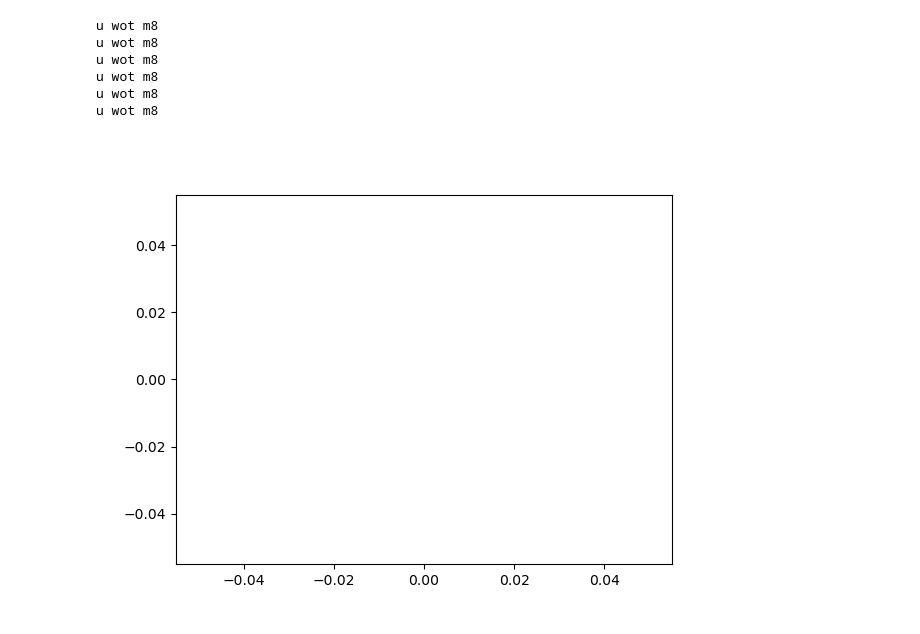
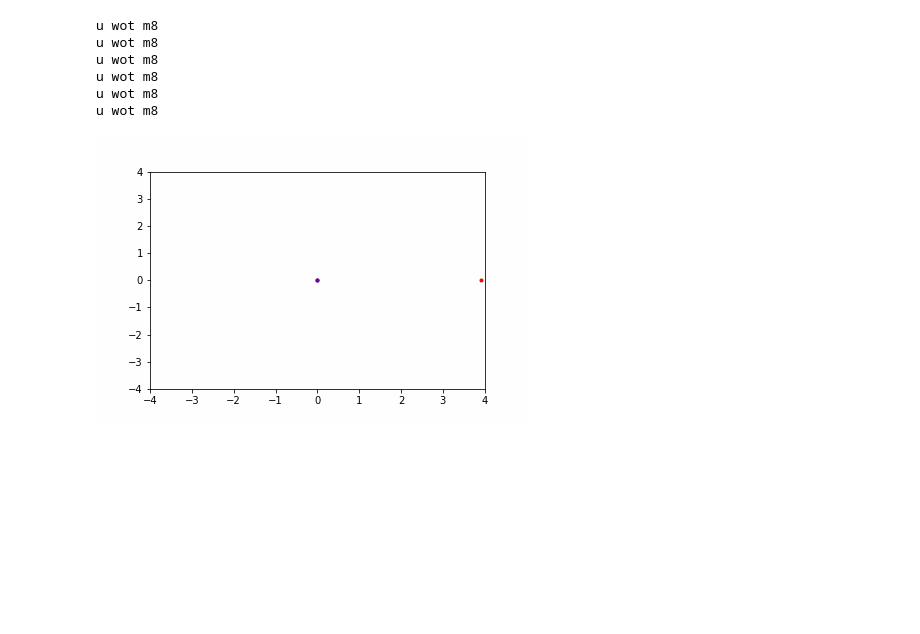
Before and after one commit to sradc/nbs_to_website, a Jupyter notebook: _notebooks/testnb.ipynb, the cells around one changed output. Cells and saved outputs as stored; diff of their text form; code cells hidden in the pictures; blank space fills up the shorter version.

```diff
--- a/_notebooks/testnb.ipynb
+++ b/_notebooks/testnb.ipynb
@@ -130,31 +128,46 @@ u wot m8
 u wot m8
 u wot m8
 # %%
+# src: https://stackoverflow.com/a/69018855
+
+from IPython.display import Image, display
+import matplotlib.pyplot as plt
+from matplotlib.animation import FuncAnimation, PillowWriter
 import numpy as np
-import matplotlib.pyplot as plt
-from matplotlib.animation import FuncAnimation
 
-fig, ax = plt.subplots()
-xdata, ydata = [], []
-(ln,) = plt.plot([], [], "ro")
+x1 = np.arange(0, -0.2, -0.002)
+y1 = np.arange(0, -0.2, -0.002)
+x2 = np.arange(3.9, 3.7, -0.002)
+y2 = np.arange(0, 1, 0.01)
+x3 = np.arange(0, 1.8, 0.018)
+y3 = np.array(x3**2)
+
+fig, ax = plt.subplots(facecolor="white")
 
 
-def init():
-    ax.set_xlim(0, 2 * np.pi)
-    ax.set_ylim(-1, 1)
-    return (ln,)
+def animate(i):
+    ax.clear()
+    ax.set_xlim(-4, 4)
+    ax.set_ylim(-4, 4)
+    (line,) = ax.plot(x1[0:i], y1[0:i], color="blue", lw=1)
+    (line2,) = ax.plot(x2[0:i], y2[0:i], color="red", lw=1)
+    (line3,) = ax.plot(x3[0:i], y3[0:i], color="purple", lw=1)
+    (point1,) = ax.plot(x1[i], y1[i], marker=".", color="blue")
+    (point2,) = ax.plot(x2[i], y2[i], marker=".", color="red")
+    (point3,) = ax.plot(x3[i], y3[i], marker=".", color="purple")
+    return (
+        line,
+        line2,
+        line3,
+        point1,
+        point2,
+        point3,
+    )
 
 
-def update(frame):
-    xdata.append(frame)
-    ydata.append(np.sin(frame))
-    ln.set_data(xdata, ydata)
-    return (ln,)
-
-
-ani = FuncAnimation(
-    fig, update, frames=np.linspace(0, 2 * np.pi, 128), init_func=init, blit=True
-)
-plt.show()
+ani = FuncAnimation(fig, animate, interval=40, blit=True, repeat=True, frames=100)
+ani.save("TLI.gif", dpi=72, writer=PillowWriter(fps=25))
+plt.close()
+display(Image(data=open("TLI.gif", "rb").read(), format="png"))
 # %% [output]
-[figure, old version]
+[figure, new version]
```
Also changed, not shown: parts of 1 cell of this notebook.
